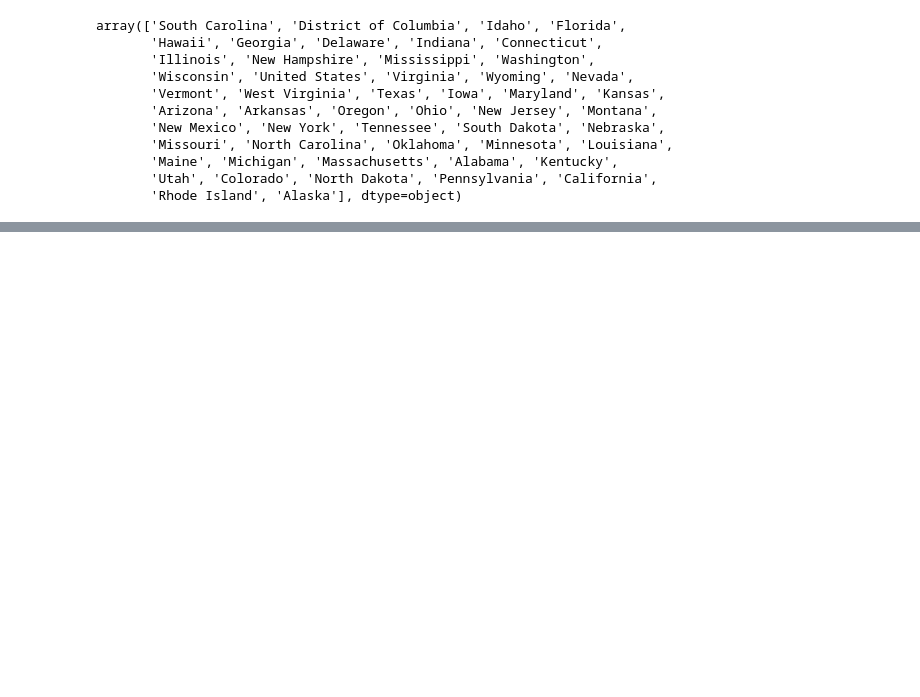
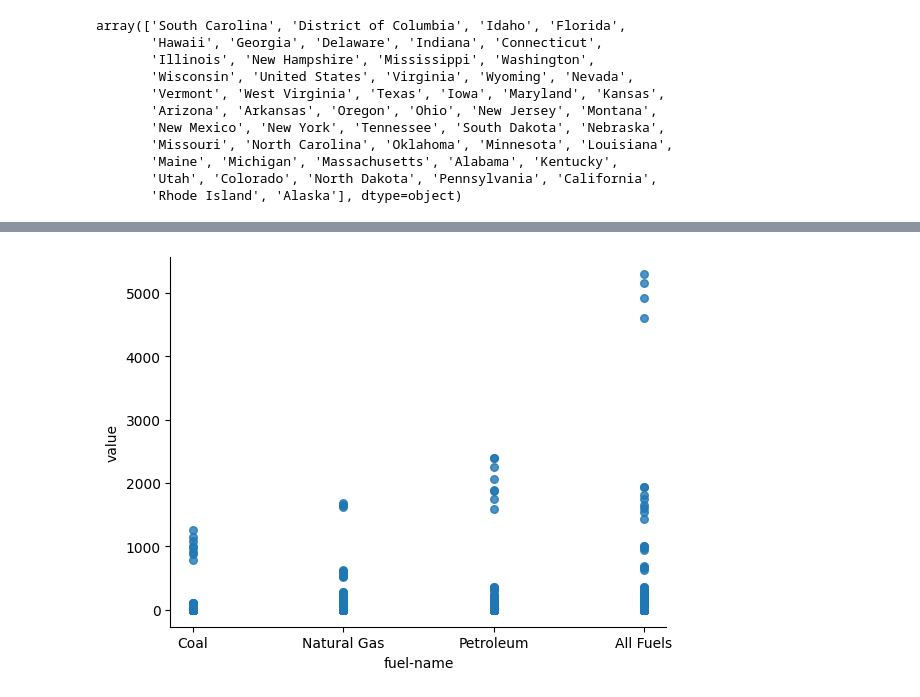
Before and after one commit to natalieassaad/labs, a Jupyter notebook: 01_api_calls/assignment_notebook.ipynb, the cells around one changed output, grey strips where cells are left out. Drawn from its saved outputs; the diff is of its cells as text; code cells hidden in the pictures; blank space fills up the shorter version.

```diff
--- a/01_api_calls/assignment_notebook.ipynb
+++ b/01_api_calls/assignment_notebook.ipynb
@@ -332,0 +337,4 @@ array(['South Carolina', 'District of Columbia', 'Idaho', 'Florida',
+# %%
+eia_df['period'] = pd.to_numeric(eia_df['period'], errors='coerce')
+eia_df['value'] = pd.to_numeric(eia_df['value'], errors='coerce')
+eia_df.head()
@@ -332,0 +348,6 @@ array(['South Carolina', 'District of Columbia', 'Idaho', 'Florida',
+# %%
+from matplotlib import pyplot as plt
+eia_df.plot(kind='scatter', x='fuel-name', y='value', s=30, alpha=.8)
+plt.gca().spines[['top', 'right',]].set_visible(False)
+# %% [output]
+[figure, added]
```
Also changed, not shown: parts of 3 cells of this notebook.
